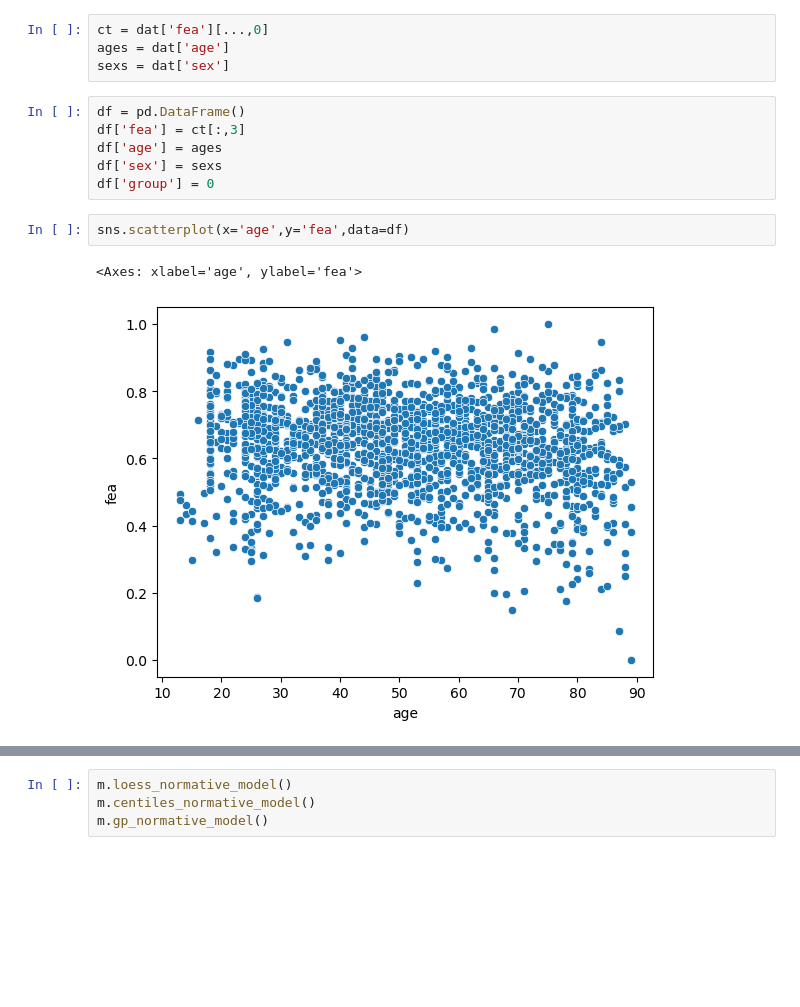
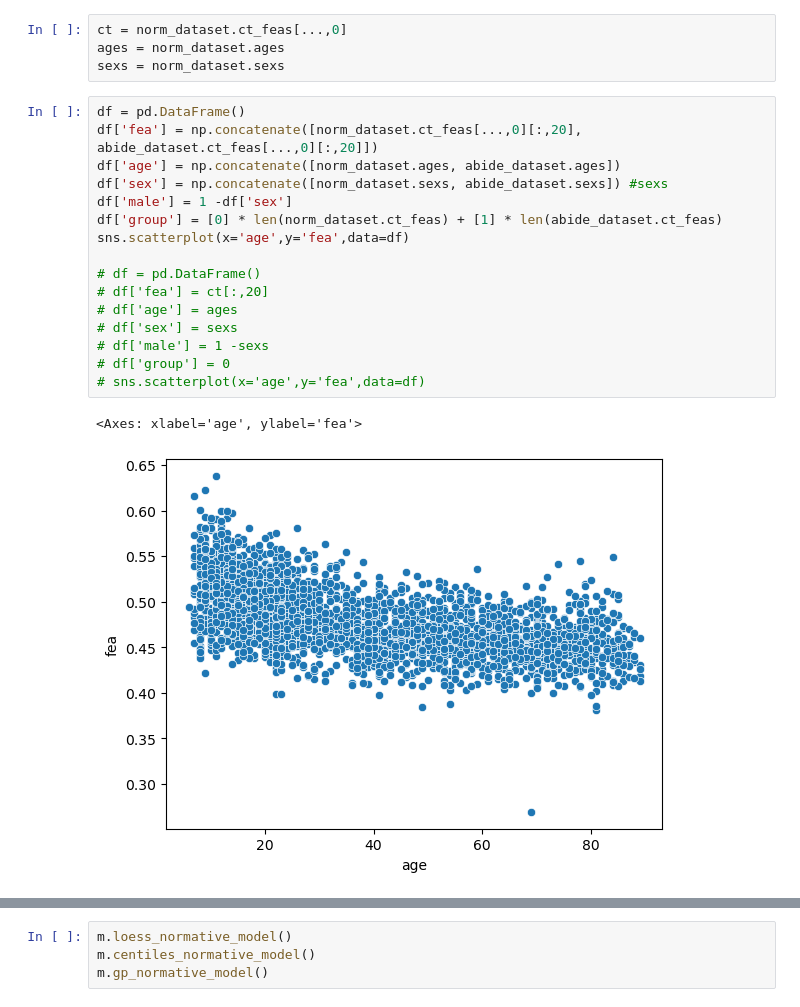
Before and after one commit to podismine/CMDM, a Jupyter notebook: gamlss.ipynb, the cells around one changed output, grey strips where cells are left out. Drawn from its saved outputs; the diff is of its cells as text; blank space fills up the shorter version.

```diff
--- a/gamlss.ipynb
+++ b/gamlss.ipynb
@@ -9,16 +23,24 @@ dat = np.load("./data/norm.npz")
 # %%
-ct = dat['fea'][...,0]
-ages = dat['age']
-sexs = dat['sex']
+ct = norm_dataset.ct_feas[...,0]
+ages = norm_dataset.ages
+sexs = norm_dataset.sexs
 # %%
 df = pd.DataFrame()
-df['fea'] = ct[:,3]
-df['age'] = ages
-df['sex'] = sexs
-df['group'] = 0
+df['fea'] = np.concatenate([norm_dataset.ct_feas[...,0][:,20], abide_dataset.ct_feas[...,0][:,20]])
+df['age'] = np.concatenate([norm_dataset.ages, abide_dataset.ages])
+df['sex'] = np.concatenate([norm_dataset.sexs, abide_dataset.sexs]) #sexs
+df['male'] = 1 -df['sex']
+df['group'] = [0] * len(norm_dataset.ct_feas) + [1] * len(abide_dataset.ct_feas)
+sns.scatterplot(x='age',y='fea',data=df)
+
+# df = pd.DataFrame()
+# df['fea'] = ct[:,20]
+# df['age'] = ages
+# df['sex'] = sexs
+# df['male'] = 1 -sexs
+# df['group'] = 0
+# sns.scatterplot(x='age',y='fea',data=df)
+# %% [output]
+<Axes: xlabel='age', ylabel='fea'>
+[figure, added]
-# %%
-sns.scatterplot(x='age',y='fea',data=df)
-# %% [output]
-<Axes: xlabel='age', ylabel='fea'>
-[figure, removed]
 # %%
```
Also changed, not shown: parts of 24 cells of this notebook, 35 other files.
